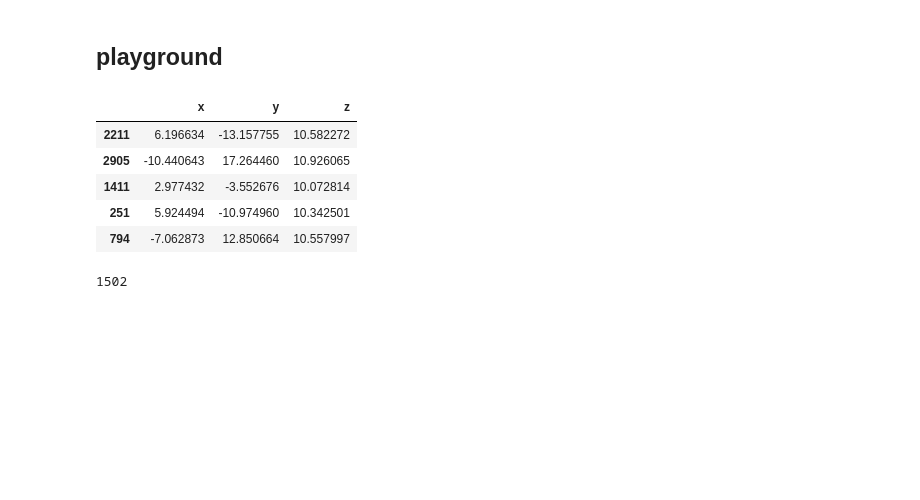
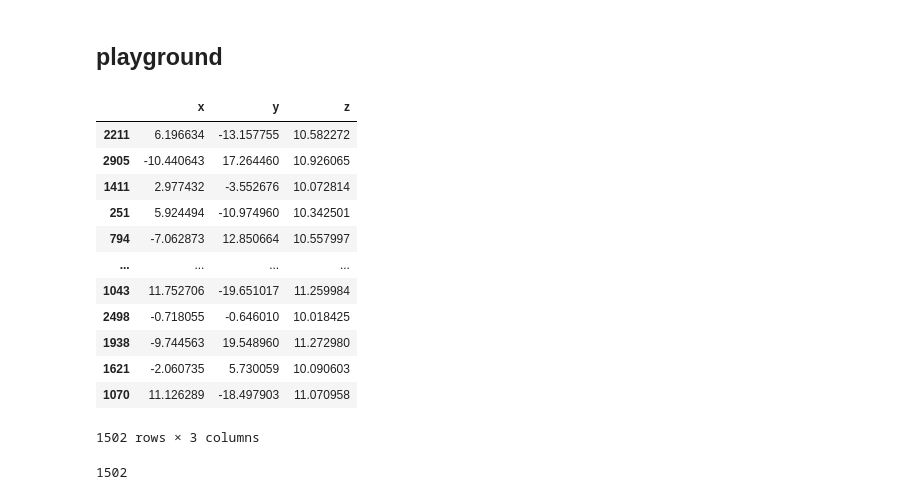
Before and after one commit to hajar6883/catenary-wire-modeling, a Jupyter notebook: notebooks/draft_technical_test.ipynb, the cells around one changed output. Drawn from its saved outputs; the diff is of its cells as text; code cells hidden in the pictures; blank space fills up the shorter version.

```diff
--- a/notebooks/draft_technical_test.ipynb
+++ b/notebooks/draft_technical_test.ipynb
@@ -17,13 +17,20 @@ print(os.listdir("../data"))
 # %%
 cable_points_easy =  "../data/lidar_cable_points_easy.parquet"
 # %%
-df = pd.read_parquet(cable_points_easy)
-df.head()
+df_easy = pd.read_parquet(cable_points_easy)
+df_easy
 # %% [output]
 |  | x | y | z |
 | 2211 | 6.196634 | -13.157755 | 10.582272 |
 | 2905 | -10.440643 | 17.264460 | 10.926065 |
 | 1411 | 2.977432 | -3.552676 | 10.072814 |
 | 251 | 5.924494 | -10.974960 | 10.342501 |
 | 794 | -7.062873 | 12.850664 | 10.557997 |
+| ... | ... | ... | ... |
+| 1043 | 11.752706 | -19.651017 | 11.259984 |
+| 2498 | -0.718055 | -0.646010 | 10.018425 |
+| 1938 | -9.744563 | 19.548960 | 11.272980 |
+| 1621 | -2.060735 | 5.730059 | 10.090603 |
+| 1070 | 11.126289 | -18.497903 | 11.070958 |
+1502 rows × 3 columns
 # %%
```
Also changed, not shown: parts of 43 cells of this notebook, 2 other files.
